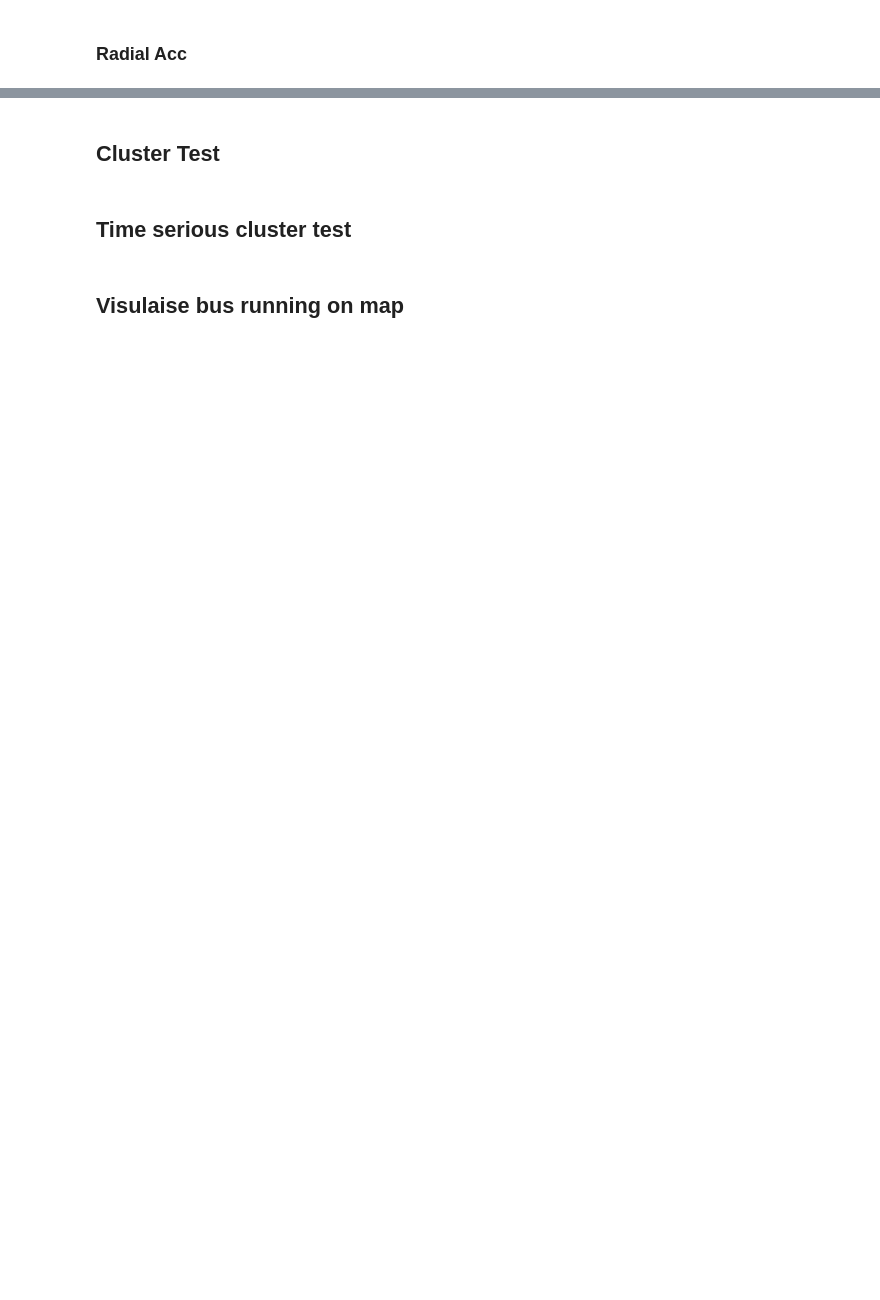
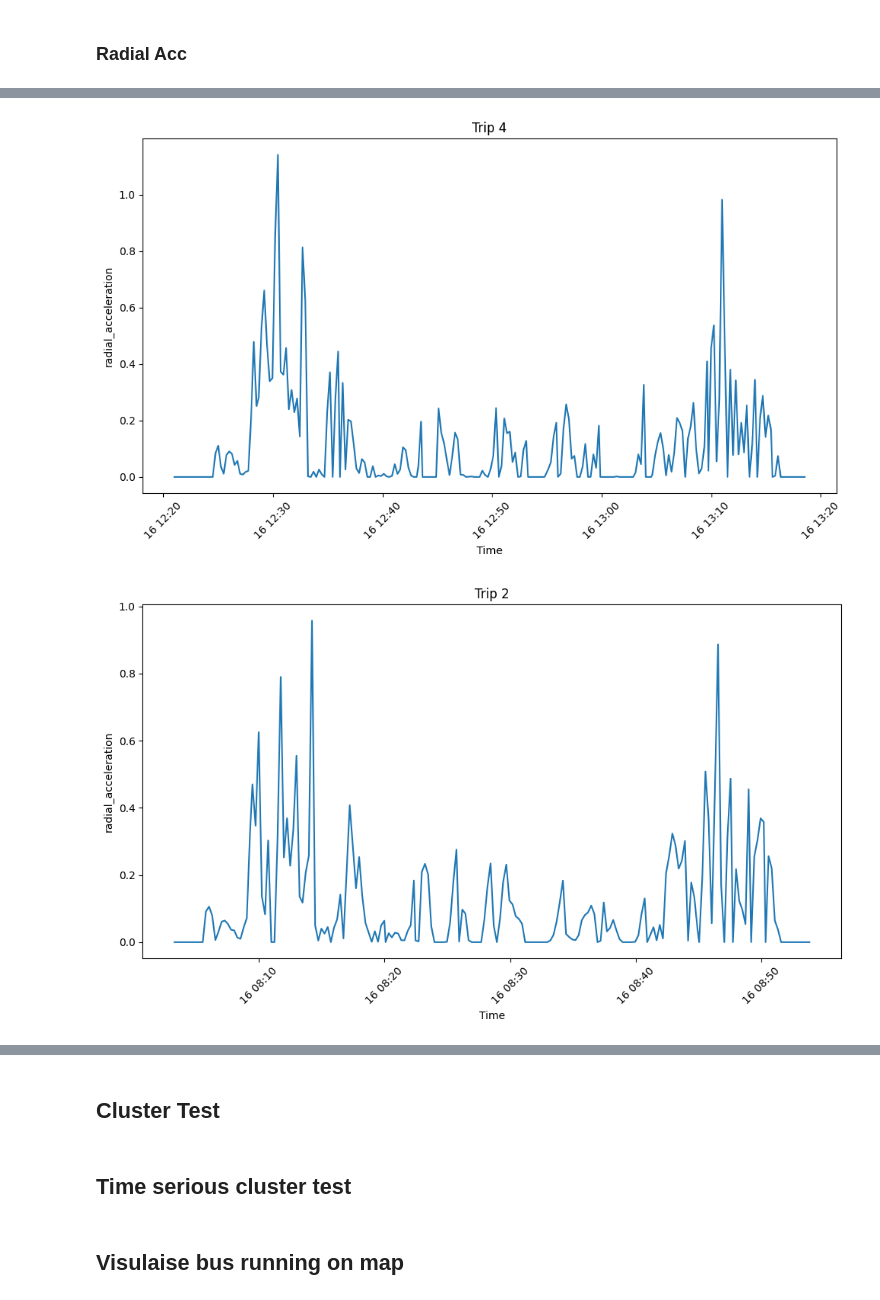
Before and after one commit to Ginushmal/DSE-Project-Bus-Arrival-time-Prediction-GRP29, a Jupyter notebook: Ginushmal/Cluster test.ipynb, the cells around one changed output, grey strips where cells are left out. Drawn from its saved outputs; the diff is of its cells as text; code cells hidden in the pictures; blank space fills up the shorter version.

```diff
--- a/Ginushmal/Cluster test.ipynb
+++ b/Ginushmal/Cluster test.ipynb
@@ -208,0 +265,2 @@ data.to_csv('../DataOut/bus_trip_all_points_with_acceleration_and_radial_acceler
+# %%
+data = pd.read_csv('../DataOut/bus_trip_all_points_with_acceleration_and_radial_acceleration.csv')
@@ -209,22 +283,27 @@ data.to_csv('../DataOut/bus_trip_all_points_with_acceleration_and_radial_acceler
 # %%
 import matplotlib.pyplot as plt
 import pandas as pd
 
 # Assuming you have 'data' DataFrame containing bus data
 
 # Convert 'devicetime' column to datetime
-data['devicetime'] = pd.to_datetime(data['devicetime'], unit='s')
+data['devicetime'] = pd.to_datetime(data['devicetime'])
 
 # Draw a line graph of radial acceleration against time for a single trip
 def draw_radial_acceleration_graph(trip_id):
     trip_df = data[data["trip_id"] == trip_id]
     plt.figure(figsize=(10, 6))  # Adjust figure size as needed
     plt.plot(trip_df["devicetime"], trip_df["radial_acceleration"])
     plt.xlabel("Time")
     plt.ylabel("radial_acceleration")
     plt.title("Trip " + str(trip_id))
     plt.xticks(rotation=45)  # Rotate x-axis labels for better visibility
     plt.tight_layout()  # Adjust layout for better formatting
     plt.show()
 
+draw_radial_acceleration_graph(4)
 draw_radial_acceleration_graph(2)
+draw_radial_acceleration_graph(20)
+# %% [output]
+[figure, added]
+[figure, added]
```
Also changed, not shown: parts of 39 cells of this notebook, 18 other files.
